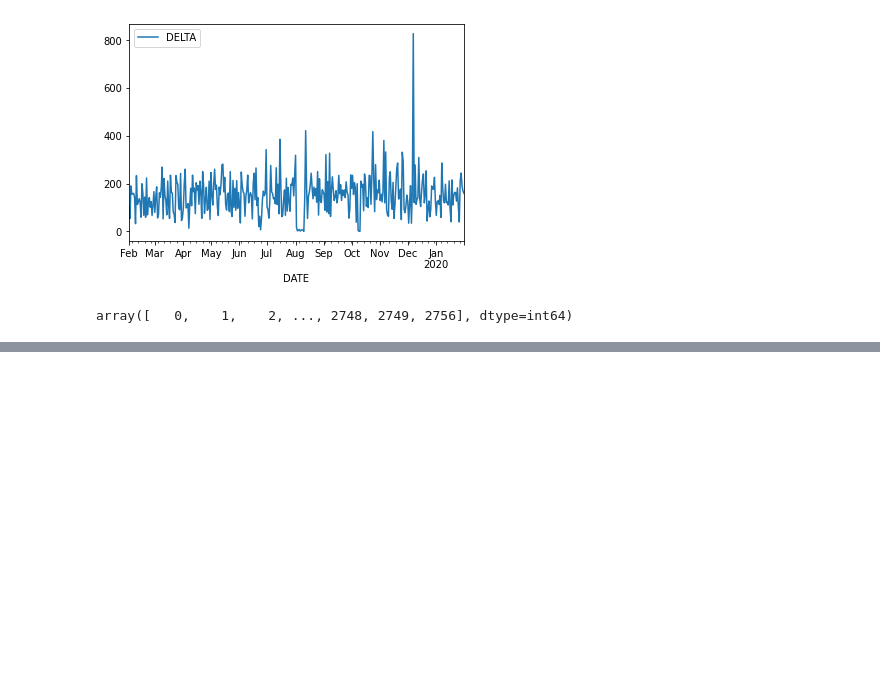
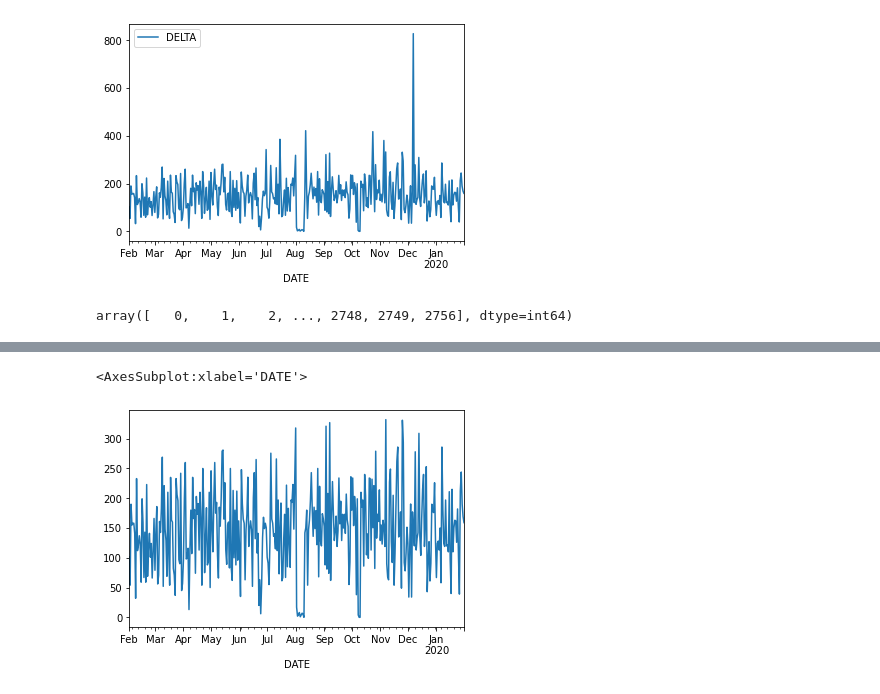
Before and after one commit to sgavela/water_footprint, a Jupyter notebook: exploration/imputacion_outliers.ipynb, the cells around one changed output, grey strips where cells are left out. Saved outputs shown, nothing was run; the diff lists cells and outputs as text; code cells hidden in the pictures; blank space fills up the shorter version.

```diff
--- a/exploration/imputacion_outliers.ipynb
+++ b/exploration/imputacion_outliers.ipynb
@@ -159,0 +153,6 @@ KeyboardInterrupt:
+# %%
+data_sin_outliers_2 = dataset_sin_outliers['DELTA_14']
+data_sin_outliers_2.plot()
+# %% [output]
+<AxesSubplot:xlabel='DATE'>
+[figure, added]
```
Also changed, not shown: parts of 12 cells of this notebook, 2 other files.
